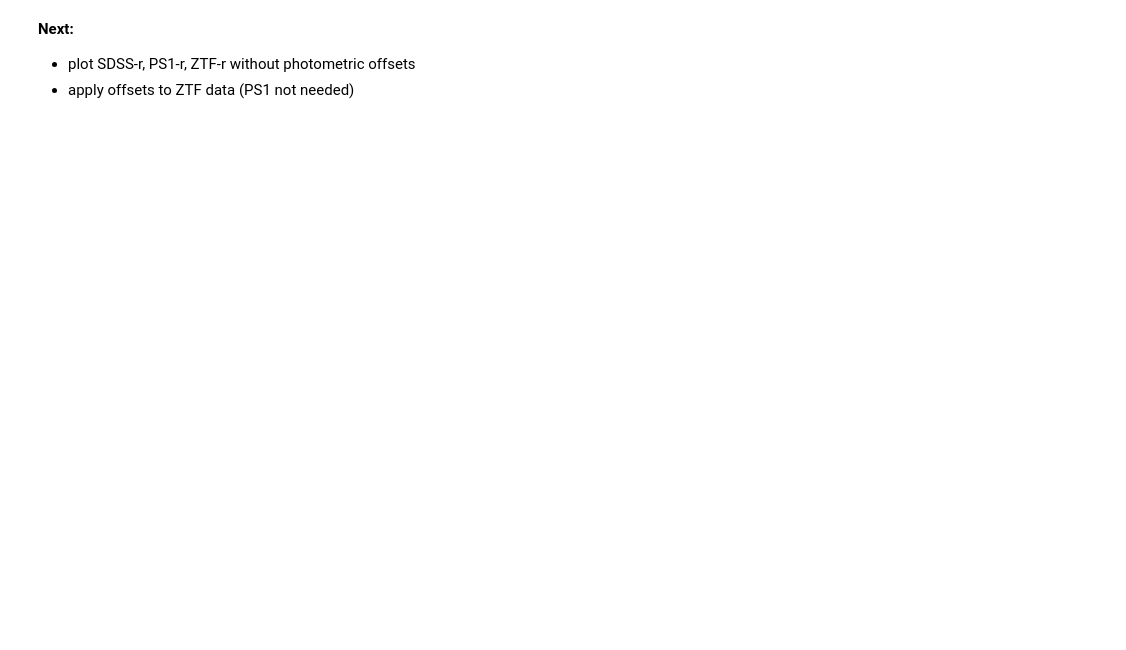
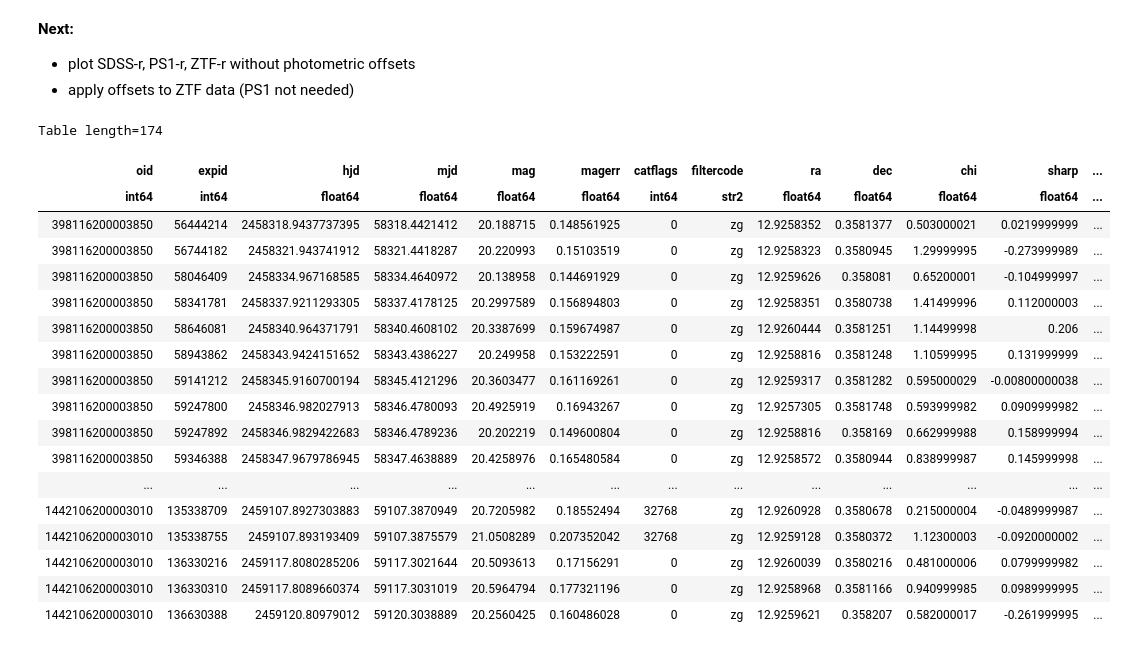
Before and after one commit to suberlak/clqso, a Jupyter notebook: code/Get_CLQSO_data.ipynb, the cells around one changed output. Cells and saved outputs as stored; diff of their text form; code cells hidden in the pictures; blank space fills up the shorter version.

```diff
--- a/code/Get_CLQSO_data.ipynb
+++ b/code/Get_CLQSO_data.ipynb
@@ -166,0 +320,22 @@ Not all of these objects have ZTF data... This can be checked with `wc -l *` :
+# %%
+lc
+# %% [output]
+Table length=174
+| oid | expid | hjd | mjd | mag | magerr | catflags | filtercode | ra | dec | chi | sharp | ... |
+| int64 | int64 | float64 | float64 | float64 | float64 | int64 | str2 | float64 | float64 | float64 | float64 | ... |
+| 398116200003850 | 56444214 | 2458318.9437737395 | 58318.4421412 | 20.188715 | 0.148561925 | 0 | zg | 12.9258352 | 0.3581377 | 0.503000021 | 0.0219999999 | ... |
+| 398116200003850 | 56744182 | 2458321.943741912 | 58321.4418287 | 20.220993 | 0.15103519 | 0 | zg | 12.9258323 | 0.3580945 | 1.29999995 | -0.273999989 | ... |
+| 398116200003850 | 58046409 | 2458334.967168585 | 58334.4640972 | 20.138958 | 0.144691929 | 0 | zg | 12.9259626 | 0.358081 | 0.65200001 | -0.104999997 | ... |
+| 398116200003850 | 58341781 | 2458337.9211293305 | 58337.4178125 | 20.2997589 | 0.156894803 | 0 | zg | 12.9258351 | 0.3580738 | 1.41499996 | 0.112000003 | ... |
+| 398116200003850 | 58646081 | 2458340.964371791 | 58340.4608102 | 20.3387699 | 0.159674987 | 0 | zg | 12.9260444 | 0.3581251 | 1.14499998 | 0.206 | ... |
+| 398116200003850 | 58943862 | 2458343.9424151652 | 58343.4386227 | 20.249958 | 0.153222591 | 0 | zg | 12.9258816 | 0.3581248 | 1.10599995 | 0.131999999 | ... |
+| 398116200003850 | 59141212 | 2458345.9160700194 | 58345.4121296 | 20.3603477 | 0.161169261 | 0 | zg | 12.9259317 | 0.3581282 | 0.595000029 | -0.00800000038 | ... |
+| 398116200003850 | 59247800 | 2458346.982027913 | 58346.4780093 | 20.4925919 | 0.16943267 | 0 | zg | 12.9257305 | 0.3581748 | 0.593999982 | 0.0909999982 | ... |
+| 398116200003850 | 59247892 | 2458346.9829422683 | 58346.4789236 | 20.202219 | 0.149600804 | 0 | zg | 12.9258816 | 0.358169 | 0.662999988 | 0.158999994 | ... |
+| 398116200003850 | 59346388 | 2458347.9679786945 | 58347.4638889 | 20.4258976 | 0.165480584 | 0 | zg | 12.9258572 | 0.3580944 | 0.838999987 | 0.145999998 | ... |
+| ... | ... | ... | ... | ... | ... | ... | ... | ... | ... | ... | ... | ... |
+| 1442106200003010 | 135338709 | 2459107.8927303883 | 59107.3870949 | 20.7205982 | 0.18552494 | 32768 | zg | 12.9260928 | 0.3580678 | 0.215000004 | -0.0489999987 | ... |
+| 1442106200003010 | 135338755 | 2459107.893193409 | 59107.3875579 | 21.0508289 | 0.207352042 | 32768 | zg | 12.9259128 | 0.3580372 | 1.12300003 | -0.0920000002 | ... |
+| 1442106200003010 | 136330216 | 2459117.8080285206 | 59117.3021644 | 20.5093613 | 0.17156291 | 0 | zg | 12.9260039 | 0.3580216 | 0.481000006 | 0.0799999982 | ... |
+| 1442106200003010 | 136330310 | 2459117.8089660374 | 59117.3031019 | 20.5964794 | 0.177321196 | 0 | zg | 12.9258968 | 0.3581166 | 0.940999985 | 0.0989999995 | ... |
+| 1442106200003010 | 136630388 | 2459120.80979012 | 59120.3038889 | 20.2560425 | 0.160486028 | 0 | zg | 12.9259621 | 0.358207 | 0.582000017 | -0.261999995 | ... |
```
Also changed, not shown: parts of 32 cells of this notebook.
